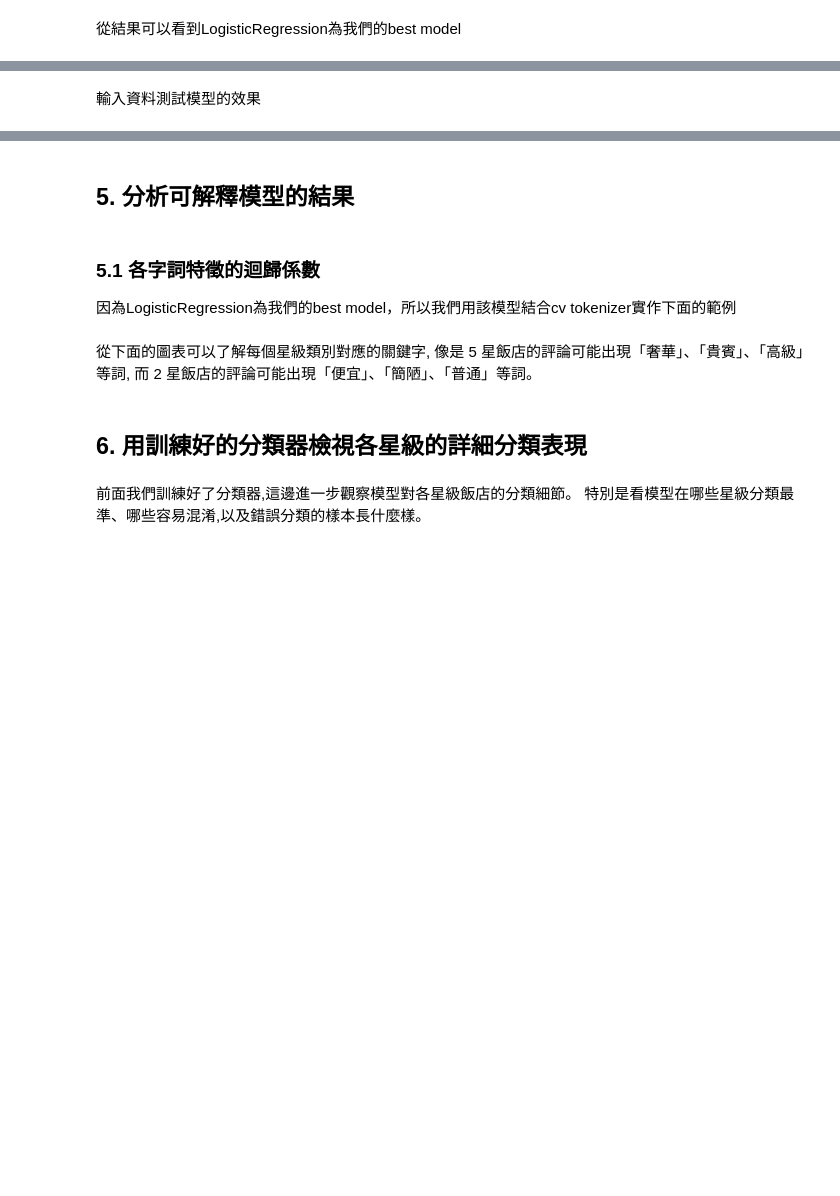
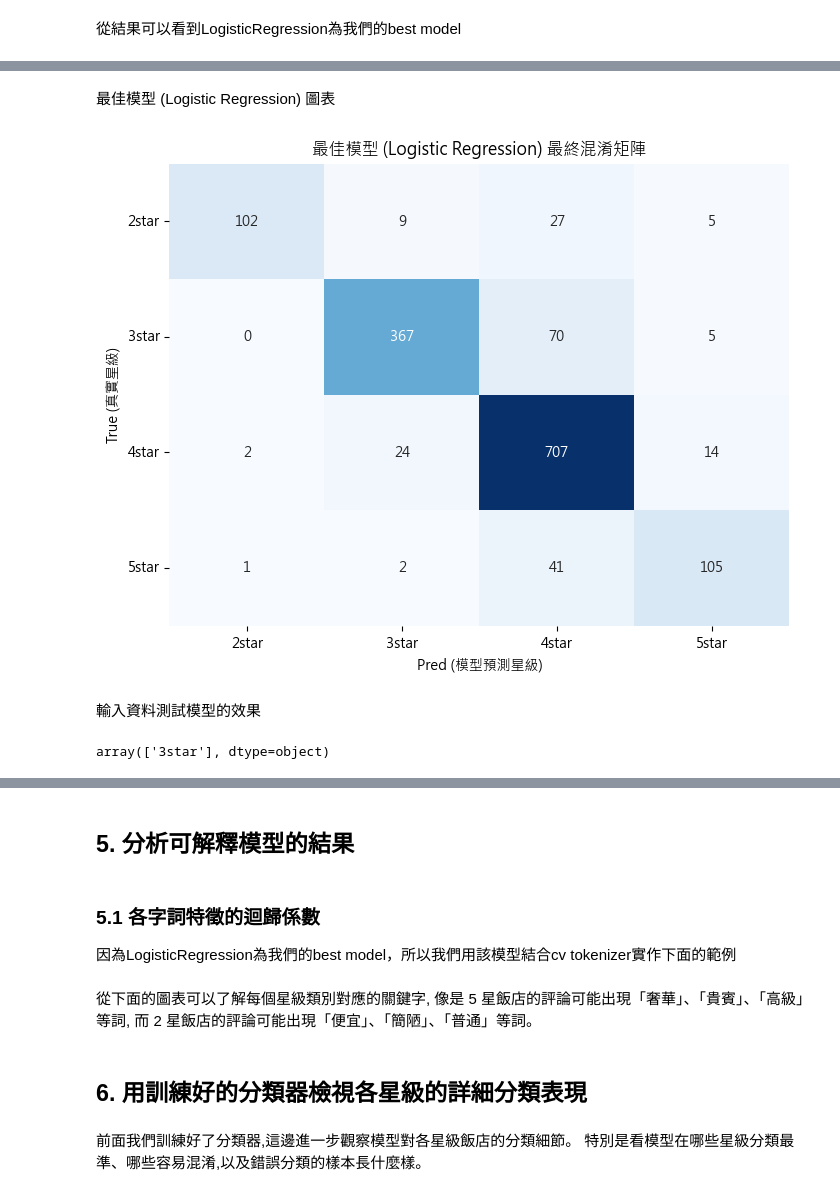
Before and after one commit to wooooodfire/SMA_G2_PRJ1, a Jupyter notebook: tripadvisor-project1-ver2.ipynb, the cells around one changed output, grey strips where cells are left out. Cells and saved outputs as stored; diff of their text form; code cells hidden in the pictures; blank space fills up the shorter version.

```diff
--- a/tripadvisor-project1-ver2.ipynb
+++ b/tripadvisor-project1-ver2.ipynb
@@ -361,0 +656,21 @@ print(classification_report(y_test, y_pred))
+# %%
+# y_pred = model_set['clf_logistic'].predict(vectorizer.transform(X_test).toarray())
+# print(classification_report(y_test, y_pred))
+
+# 1. 確保 TF-IDF 轉換器已經被訓練過 (使用所有的 X_train)
+vec_X_train = vectorizer.fit_transform(X_train)
+
+# 2. 把我們選出的最佳模型拿出來，正式給它吃所有的訓練資料進行「訓練 (fit)」
+best_clf = model_set['clf_logistic']
+best_clf.fit(vec_X_train, y_train)
+
+# 3. 把測試資料放進 TF-IDF 轉換器 (注意：這裡只用 transform，不包含 fit)
+vec_X_test = vectorizer.transform(X_test)
+
+# 4. 讓已經訓練好的最佳模型去「預測 (predict)」測試集
+y_pred_test = best_clf.predict(vec_X_test)
+
+# 5. 印出最終的期末考成績單
+print("🎯 最佳模型 (Logistic Regression) 最終測試集表現：")
+print("=" * 50)
+print(classification_report(y_test, y_pred_test))
@@ -362,6 +690,32 @@ print(classification_report(y_test, y_pred))
+# %% [markdown]
+最佳模型 (Logistic Regression) 圖表
+# %%
+# 1. 取得剛剛最佳模型預測測試集的結果，計算混淆矩陣
+cm = confusion_matrix(y_test, y_pred_test)
+
+# 2. 取得星級類別標籤 (2star, 3star, 4star, 5star)
+classes = best_clf.classes_
+
+# 3. 開始畫圖 (稍微把圖片調大一點 figsize=(8, 6) 會更好看)
+fig, ax = plt.subplots(figsize=(8, 6))
+sns.heatmap(cm, annot=True, fmt="d", ax=ax, cmap=plt.cm.Blues, cbar=False)
+
+ax.set(
+    xlabel="Pred (模型預測星級)",
+    ylabel="True (真實星級)",
+    xticklabels=classes,
+    yticklabels=classes,
+    title="最佳模型 (Logistic Regression) 最終混淆矩陣"
+)
+plt.yticks(rotation=0)
+plt.show()
+# %% [output]
+[figure, added]
 # %% [markdown]
 輸入資料測試模型的效果
 # %%
 # 用一則範例評論測試看看
 test_review = "房間 乾淨 服務 態度 親切 早餐 豐盛 推薦"
 model_set['clf_logistic'].predict(vectorizer.transform([test_review]).toarray())
+# %% [output]
+array(['3star'], dtype=object)
```
Also changed, not shown: parts of 35 cells of this notebook.
